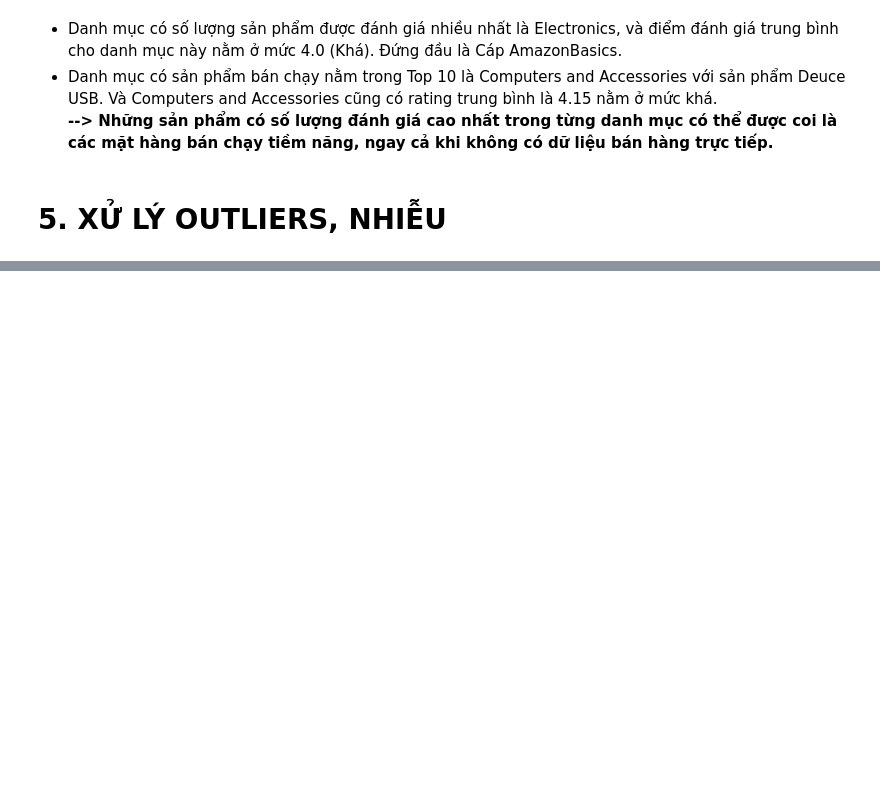
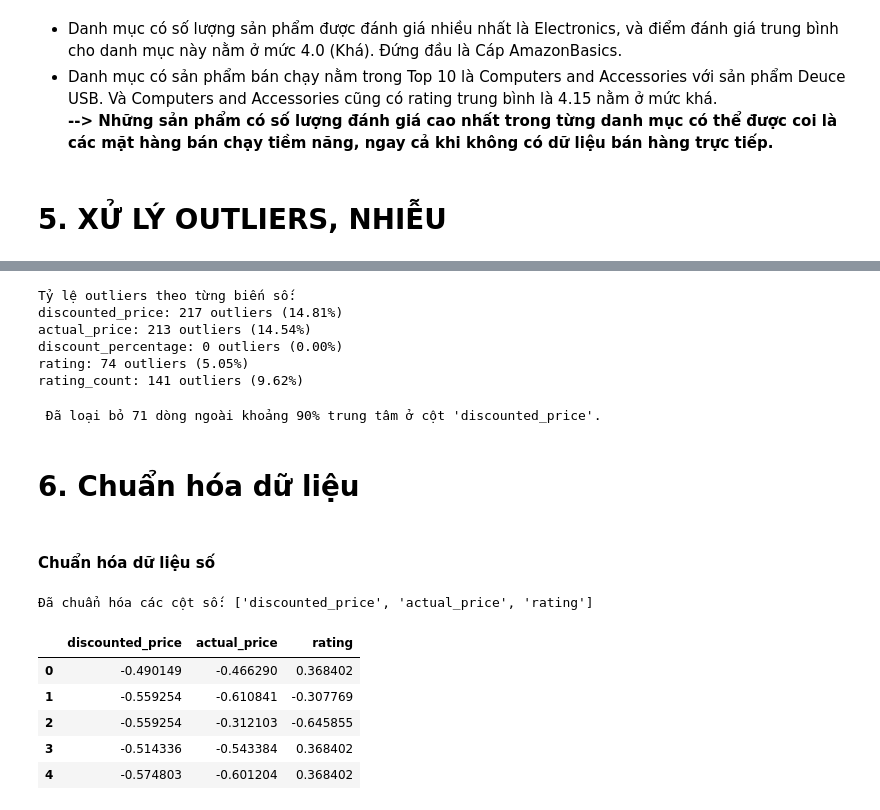
Before and after one commit to CongDon1207/data-mining-gr07, a Jupyter notebook: amazone_ex.ipynb, the cells around one changed output, grey strips where cells are left out. Cells and saved outputs as stored; diff of their text form; code cells hidden in the pictures; blank space fills up the shorter version.

```diff
--- a/amazone_ex.ipynb
+++ b/amazone_ex.ipynb
@@ -499,0 +613,60 @@ plt.show()
+# %%
+# Kiểm tra tỷ lệ outliers của từng biến số bằng phương pháp IQR
+def compute_iqr_bounds(series):
+    Q1 = series.quantile(0.25)
+    Q3 = series.quantile(0.75)
+    IQR = Q3 - Q1
+    lower = Q1 - 1.5 * IQR
+    upper = Q3 + 1.5 * IQR
+    return lower, upper
+
+def outlier_ratio_iqr(series):
+    lower, upper = compute_iqr_bounds(series)
+    outliers = ((series < lower) | (series > upper)).sum()
+    ratio = outliers / series.shape[0]
+    return outliers, ratio
+
+print("Tỷ lệ outliers theo từng biến số:")
+for col in numeric_cols:
+    outliers, ratio = outlier_ratio_iqr(df_processed[col])
+    print(f"{col}: {outliers} outliers ({ratio:.2%})")
+# %% [output]
+Tỷ lệ outliers theo từng biến số:
+discounted_price: 217 outliers (14.81%)
+actual_price: 213 outliers (14.54%)
+discount_percentage: 0 outliers (0.00%)
+rating: 74 outliers (5.05%)
+rating_count: 141 outliers (9.62%)
+# %%
+def remove_outliers(df, column):
+    upper = df[column].quantile(0.95)
+    return df[(df[column] <= upper)]
+
+for col in ['discounted_price']:
+    before = df_processed.shape[0]
+    df_processed = remove_outliers(df_processed, col)
+    after = df_processed.shape[0]
+    print(f" Đã loại bỏ {(before - after)} dòng ngoài khoảng 90% trung tâm ở cột '{col}'.")
+# %% [output]
+ Đã loại bỏ 71 dòng ngoài khoảng 90% trung tâm ở cột 'discounted_price'.
+# %% [markdown]
+# 6. Chuẩn hóa dữ liệu
+# %% [markdown]
+#### Chuẩn hóa dữ liệu số
+# %%
+from sklearn.preprocessing import StandardScaler
+
+num_cols = ['discounted_price', 'actual_price', 'rating']
+scaler = StandardScaler()
+df_processed[num_cols] = scaler.fit_transform(df_processed[num_cols])
+
+print("Đã chuẩn hóa các cột số:", num_cols)
+df_processed[num_cols].head()
+# %% [output]
+Đã chuẩn hóa các cột số: ['discounted_price', 'actual_price', 'rating']
+|  | discounted_price | actual_price | rating |
+| 0 | -0.490149 | -0.466290 | 0.368402 |
+| 1 | -0.559254 | -0.610841 | -0.307769 |
+| 2 | -0.559254 | -0.312103 | -0.645855 |
+| 3 | -0.514336 | -0.543384 | 0.368402 |
+| 4 | -0.574803 | -0.601204 | 0.368402 |
```
Also changed, not shown: parts of 27 cells of this notebook, 1 other file.
